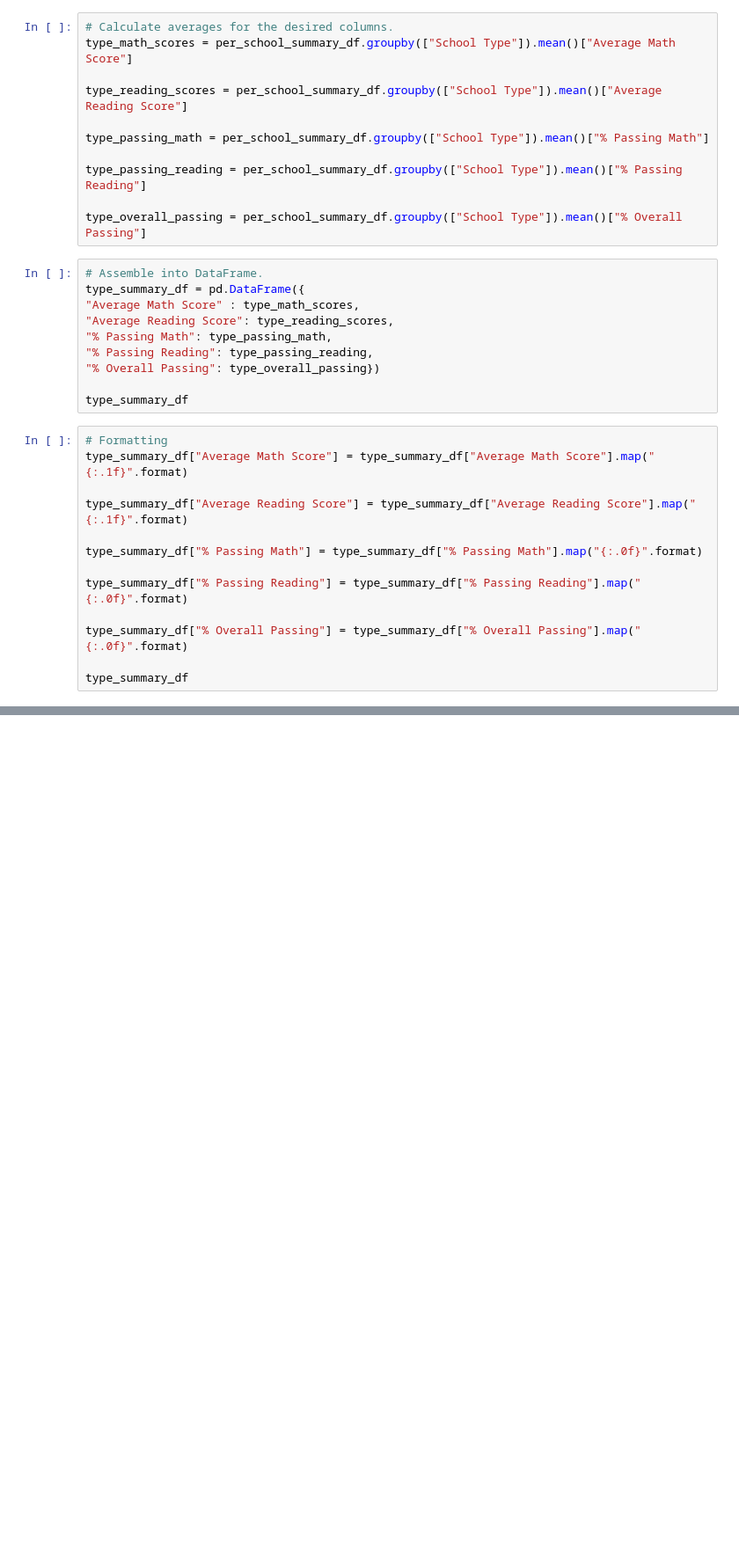
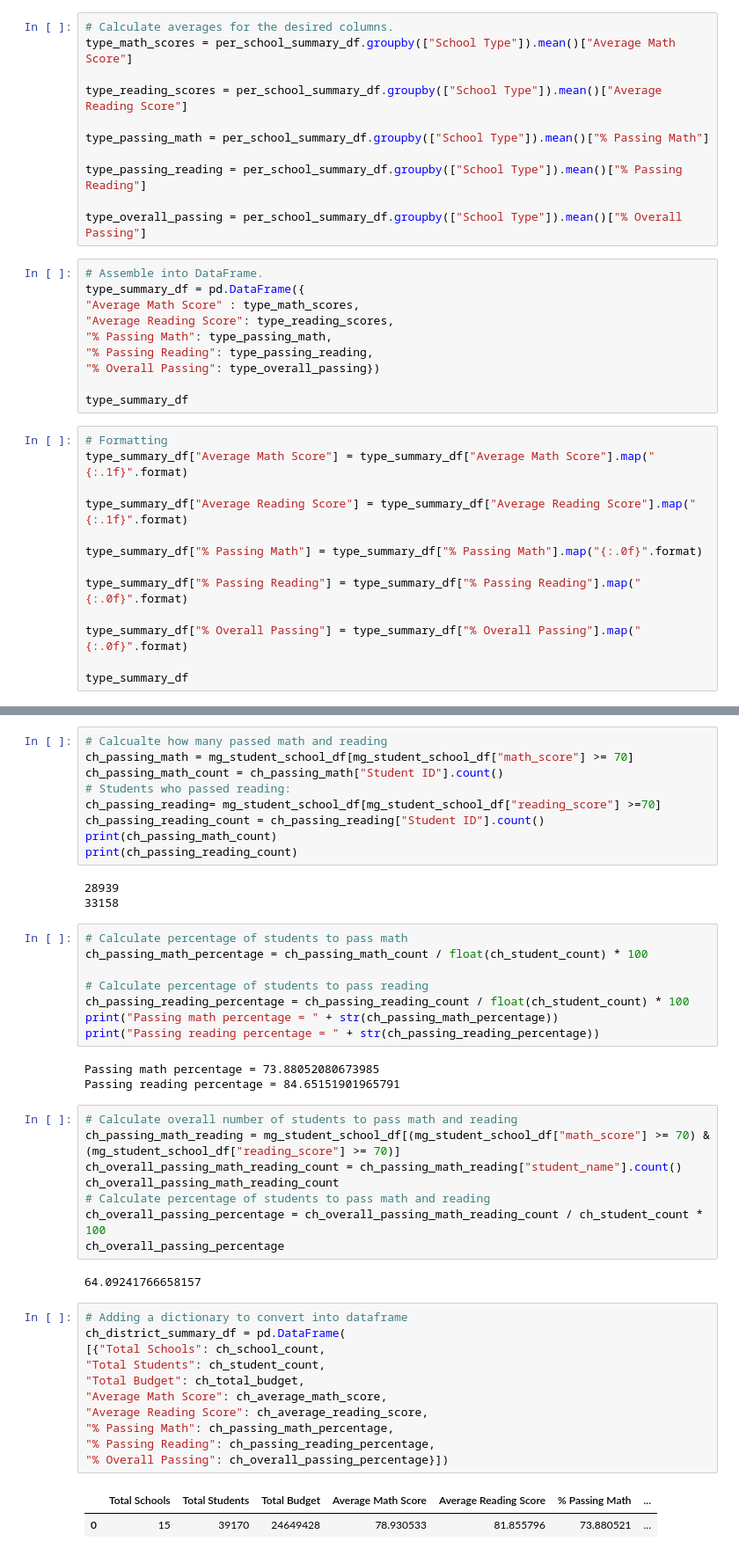
Before and after one commit to blocrunx/School_District_Analysis, a Jupyter notebook: PyCitySchools_Challenge.ipynb, the cells around one changed output, grey strips where cells are left out. Shown at 88% size. Cells and saved outputs as stored; diff of their text form; blank space fills up the shorter version.

```diff
--- a/PyCitySchools_Challenge.ipynb
+++ b/PyCitySchools_Challenge.ipynb
@@ -447,0 +492,47 @@ print(student_data_df[(student_data_df["school_name"] == "Thomas High School") &
+# %%
+# Calcualte how many passed math and reading
+ch_passing_math = mg_student_school_df[mg_student_school_df["math_score"] >= 70]
+ch_passing_math_count = ch_passing_math["Student ID"].count()
+# Students who passed reading:
+ch_passing_reading= mg_student_school_df[mg_student_school_df["reading_score"] >=70]
+ch_passing_reading_count = ch_passing_reading["Student ID"].count()
+print(ch_passing_math_count)
+print(ch_passing_reading_count)
+# %% [output]
+28939
+33158
+# %%
+# Calculate percentage of students to pass math
+ch_passing_math_percentage = ch_passing_math_count / float(ch_student_count) * 100
+
+# Calculate percentage of students to pass reading
+ch_passing_reading_percentage = ch_passing_reading_count / float(ch_student_count) * 100
+print("Passing math percentage = " + str(ch_passing_math_percentage))
+print("Passing reading percentage = " + str(ch_passing_reading_percentage))
+# %% [output]
+Passing math percentage = 73.88052080673985
+Passing reading percentage = 84.65151901965791
+# %%
+# Calculate overall number of students to pass math and reading
+ch_passing_math_reading = mg_student_school_df[(mg_student_school_df["math_score"] >= 70) & (mg_student_school_df["reading_score"] >= 70)]
+ch_overall_passing_math_reading_count = ch_passing_math_reading["student_name"].count()
+ch_overall_passing_math_reading_count
+# Calculate percentage of students to pass math and reading
+ch_overall_passing_percentage = ch_overall_passing_math_reading_count / ch_student_count * 100
+ch_overall_passing_percentage
+# %% [output]
+64.09241766658157
+# %%
+# Adding a dictionary to convert into dataframe
+ch_district_summary_df = pd.DataFrame(
+[{"Total Schools": ch_school_count,
+"Total Students": ch_student_count,
+"Total Budget": ch_total_budget,
+"Average Math Score": ch_average_math_score,
+"Average Reading Score": ch_average_reading_score,
+"% Passing Math": ch_passing_math_percentage,
+"% Passing Reading": ch_passing_reading_percentage,
+"% Overall Passing": ch_overall_passing_percentage}])
+# %% [output]
+|  | Total Schools | Total Students | Total Budget | Average Math Score | Average Reading Score | % Passing Math | ... |
+| 0 | 15 | 39170 | 24649428 | 78.930533 | 81.855796 | 73.880521 | ... |
```
Also changed, not shown: parts of 39 cells of this notebook.
